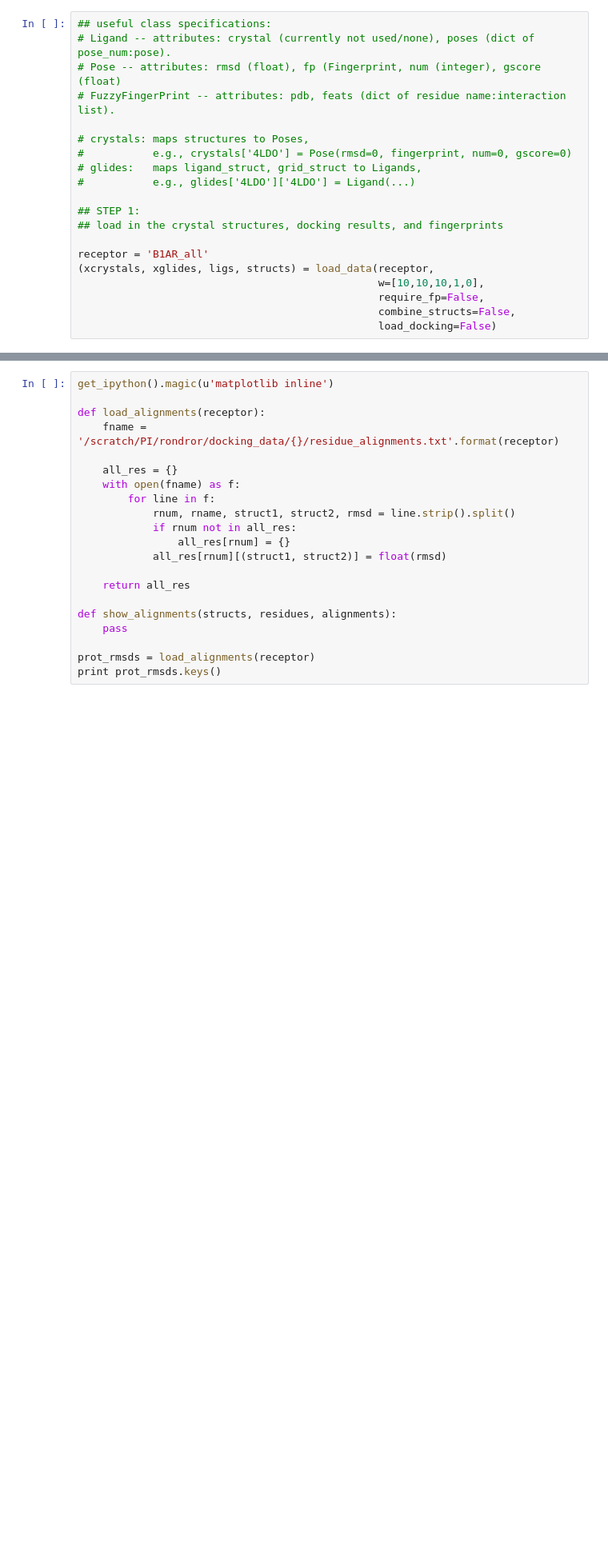
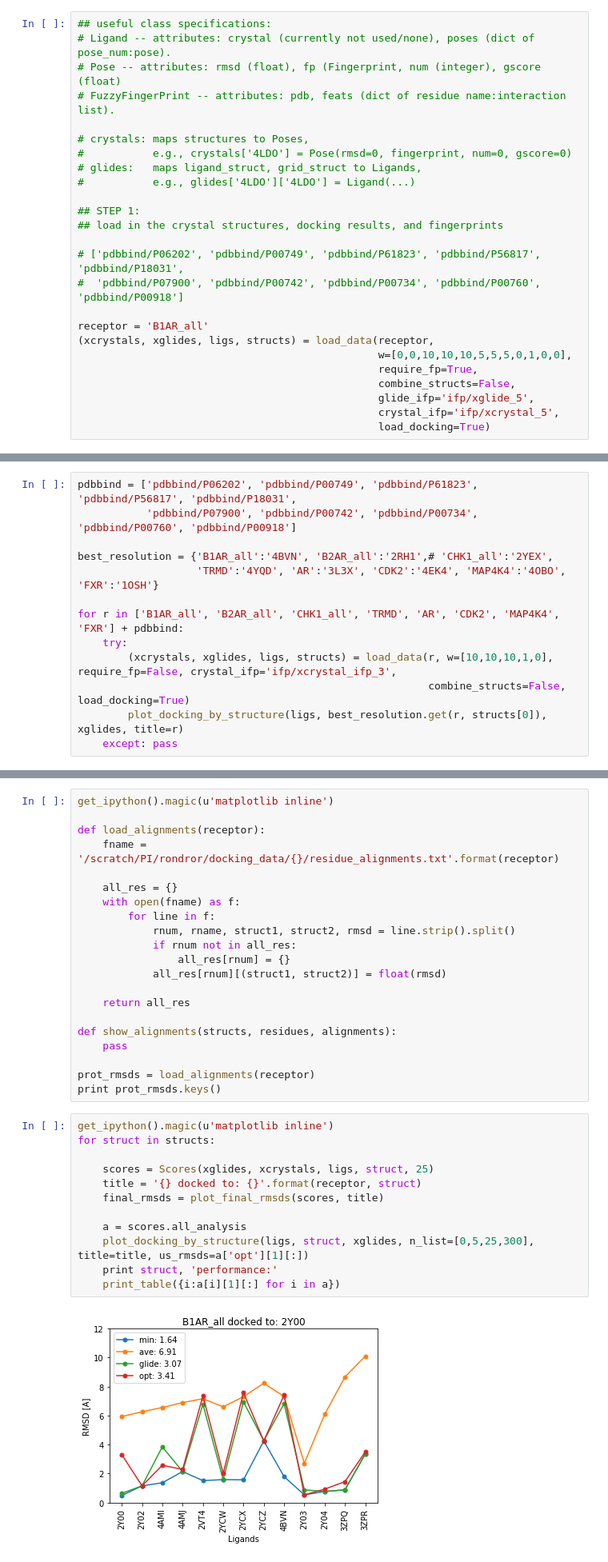
Before and after one commit to orangese/combind_multistruct_benchmarking, a Jupyter notebook: notebooks/main.ipynb, the cells around one changed output, grey strips where cells are left out. Shown at 80% size. Cells and saved outputs as stored; diff of their text form; blank space fills up the shorter version.

```diff
--- a/notebooks/main.ipynb
+++ b/notebooks/main.ipynb
@@ -28,9 +28,14 @@ from fingerprint import FuzzyFingerPrint
 ## STEP 1:
 ## load in the crystal structures, docking results, and fingerprints
 
+# ['pdbbind/P06202', 'pdbbind/P00749', 'pdbbind/P61823', 'pdbbind/P56817', 'pdbbind/P18031',
+#  'pdbbind/P07900', 'pdbbind/P00742', 'pdbbind/P00734', 'pdbbind/P00760', 'pdbbind/P00918']
+
 receptor = 'B1AR_all'
 (xcrystals, xglides, ligs, structs) = load_data(receptor,
-                                                w=[10,10,10,1,0],
-                                                require_fp=False,
+                                                w=[0,0,10,10,10,5,5,5,0,1,0,0],
+                                                require_fp=True,
                                                 combine_structs=False,
-                                                load_docking=False)
+                                                glide_ifp='ifp/xglide_5',
+                                                crystal_ifp='ifp/xcrystal_5',
+                                                load_docking=True)
@@ -85,3 +105,16 @@ plot_docking_by_structure(ligs, structs, xglides, 500, '{} cross docked. all ~30
+# %%
+pdbbind = ['pdbbind/P06202', 'pdbbind/P00749', 'pdbbind/P61823', 'pdbbind/P56817', 'pdbbind/P18031',
+           'pdbbind/P07900', 'pdbbind/P00742', 'pdbbind/P00734', 'pdbbind/P00760', 'pdbbind/P00918']
+
+best_resolution = {'B1AR_all':'4BVN', 'B2AR_all':'2RH1',# 'CHK1_all':'2YEX',
+                   'TRMD':'4YQD', 'AR':'3L3X', 'CDK2':'4EK4', 'MAP4K4':'4OBO', 'FXR':'1OSH'}
+
+for r in ['B1AR_all', 'B2AR_all', 'CHK1_all', 'TRMD', 'AR', 'CDK2', 'MAP4K4', 'FXR'] + pdbbind:
+    try:
+        (xcrystals, xglides, ligs, structs) = load_data(r, w=[10,10,10,1,0], require_fp=False, crystal_ifp='ifp/xcrystal_ifp_3',
+                                                        combine_structs=False, load_docking=True)
+        plot_docking_by_structure(ligs, best_resolution.get(r, structs[0]), xglides, title=r)
+    except: pass
 # %%
 get_ipython().magic(u'matplotlib inline')
 
@@ -204,3 +238,17 @@ def show_alignments(structs, residues, alignments):
 
 prot_rmsds = load_alignments(receptor)
 print prot_rmsds.keys()
+# %%
+get_ipython().magic(u'matplotlib inline')
+for struct in structs:
+
+    scores = Scores(xglides, xcrystals, ligs, struct, 25)
+    title = '{} docked to: {}'.format(receptor, struct)
+    final_rmsds = plot_final_rmsds(scores, title)
+
+    a = scores.all_analysis
+    plot_docking_by_structure(ligs, struct, xglides, n_list=[0,5,25,300], title=title, us_rmsds=a['opt'][1][:])
+    print struct, 'performance:'
+    print_table({i:a[i][1][:] for i in a})
+# %% [output]
+[figure, added]
```
Also changed, not shown: parts of 7 cells of this notebook, 30 other files.
